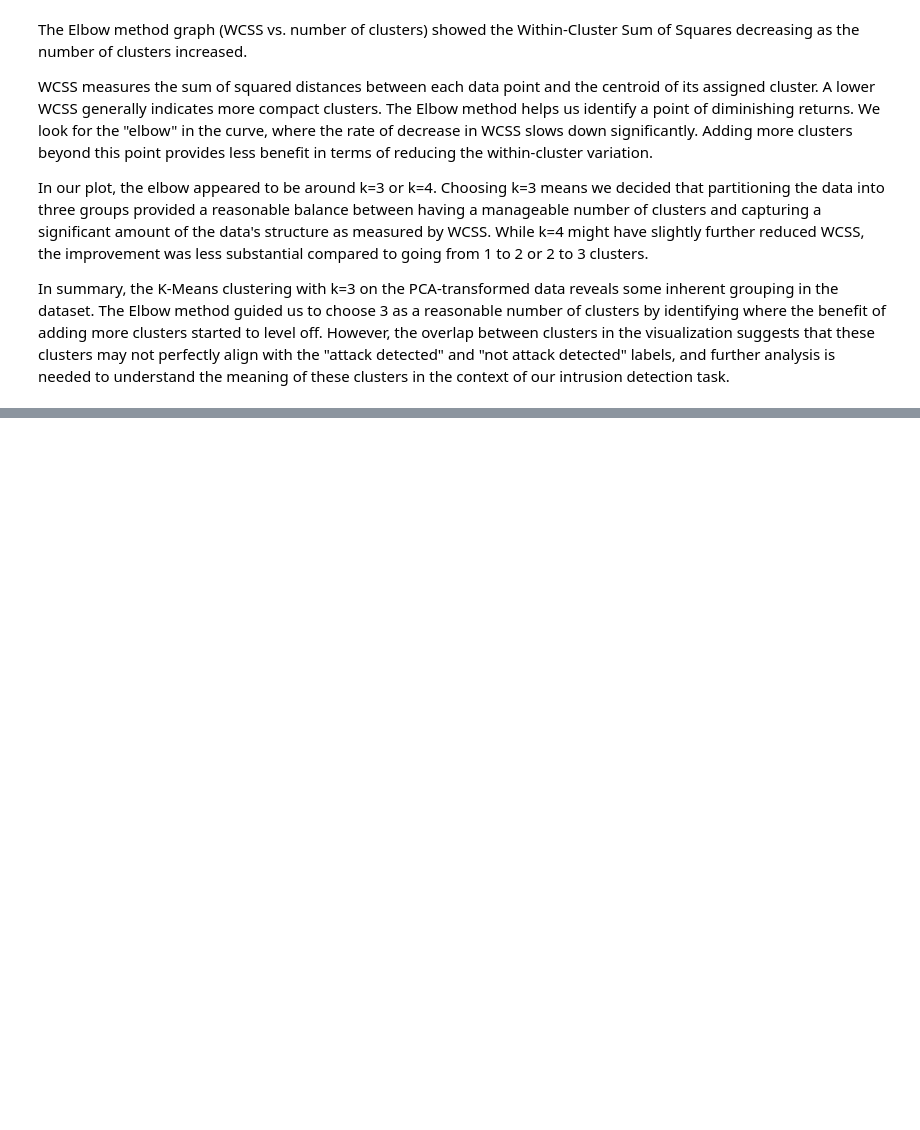
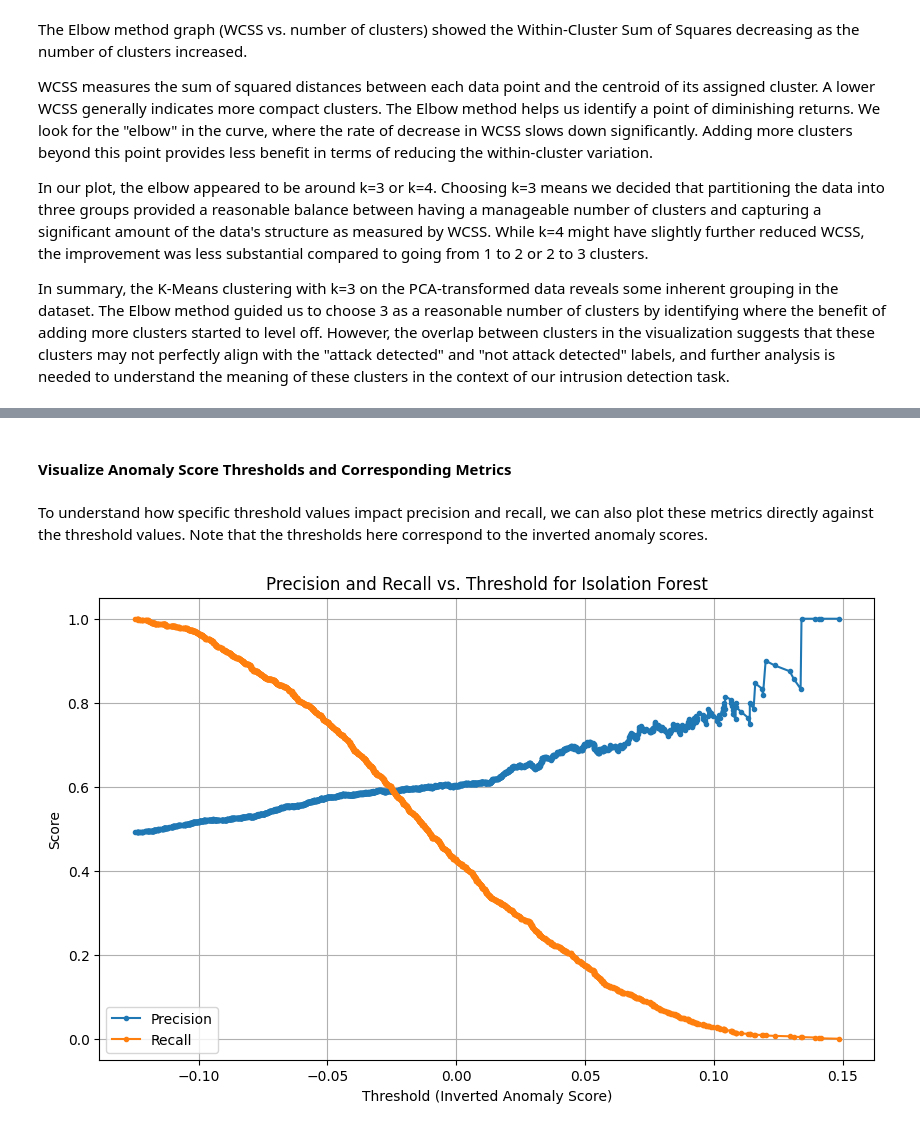
Before and after one commit to aminayusif/Intrudex, a Jupyter notebook: Intrudex_Cybersecurity_Intrusion_Detection_Analysis.ipynb, the cells around one changed output, grey strips where cells are left out. Drawn from its saved outputs; the diff is of its cells as text; code cells hidden in the pictures; blank space fills up the shorter version.

```diff
--- a/Intrudex_Cybersecurity_Intrusion_Detection_Analysis.ipynb
+++ b/Intrudex_Cybersecurity_Intrusion_Detection_Analysis.ipynb
@@ -1008,0 +1149,17 @@ In summary, the K-Means clustering with k=3 on the PCA-transformed data reveals
+# %% [markdown]
+#### Visualize Anomaly Score Thresholds and Corresponding Metrics
+# %% [markdown]
+To understand how specific threshold values impact precision and recall, we can also plot these metrics directly against the threshold values. Note that the thresholds here correspond to the inverted anomaly scores.
+# %%
+# Plot Precision and Recall vs. Threshold
+plt.figure(figsize=(10, 6))
+plt.plot(thresholds, precision[:-1], label='Precision', marker='.')
+plt.plot(thresholds, recall[:-1], label='Recall', marker='.')
+plt.xlabel('Threshold (Inverted Anomaly Score)')
+plt.ylabel('Score')
+plt.title('Precision and Recall vs. Threshold for Isolation Forest')
+plt.legend()
+plt.grid(True)
+plt.show()
+# %% [output]
+[figure, added]
```
Also changed, not shown: parts of 25 cells of this notebook.
